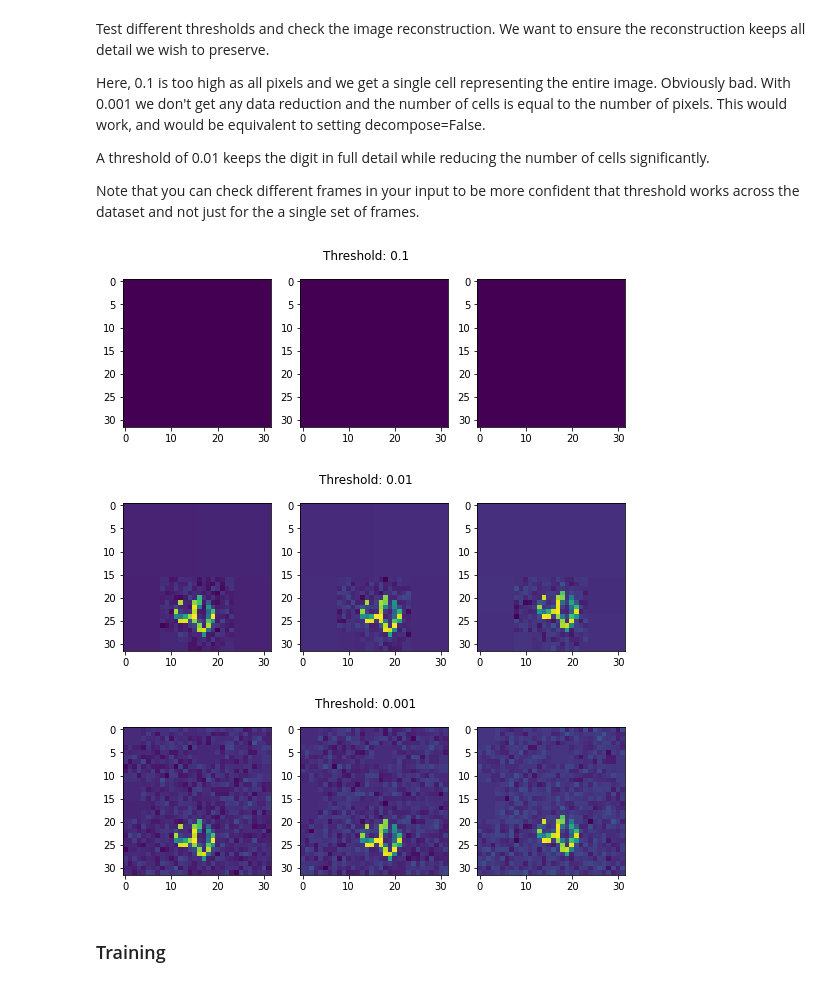
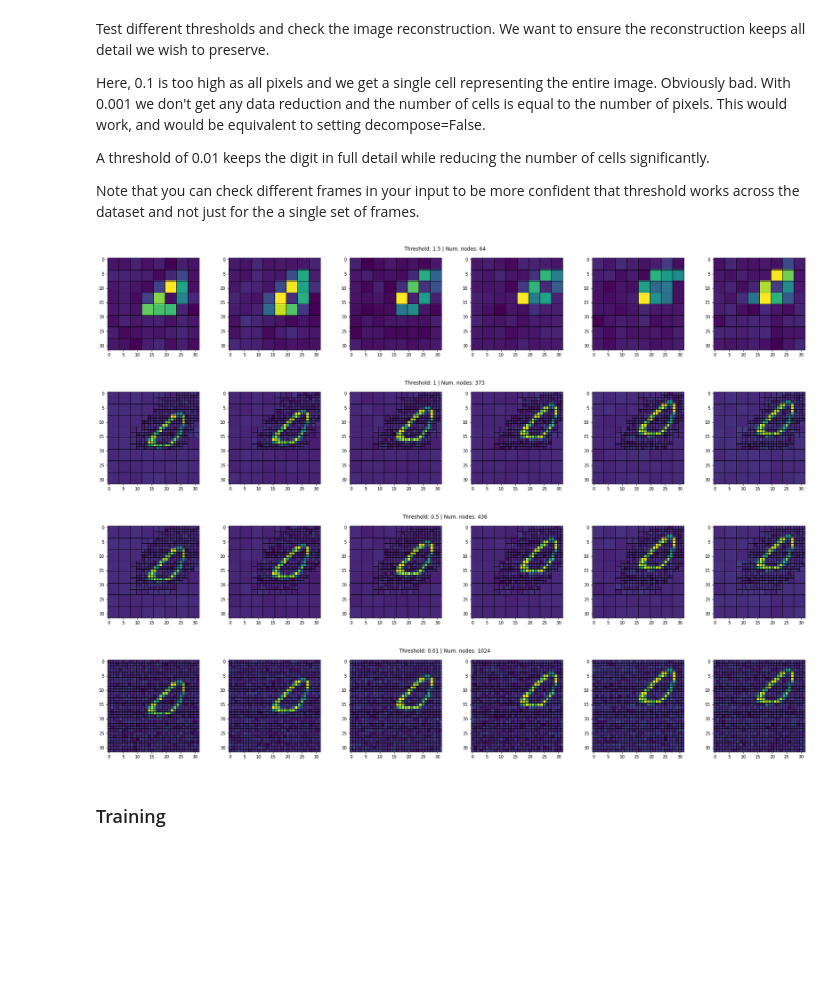
Before and after one commit to zach-gousseau/Quadtree-MPNNLSTM, a Jupyter notebook: example.ipynb, the cells around one changed output. Saved outputs shown, nothing was run; the diff lists cells and outputs as text; code cells hidden in the pictures; blank space fills up the shorter version.

Commit message:
ice experiments and seq2seq progress

```diff
--- a/example.ipynb
+++ b/example.ipynb
@@ -16,32 +18,39 @@ from mpnnlstm import NextFramePredictor
 # %% [markdown]
 ## (modified) MovingMNIST
 # %%
-np.random.seed(42)
-random.seed(42)
-torch.manual_seed(42)
+np.random.seed(1)
+random.seed(1)
+torch.manual_seed(1)
 
 # Number of frames to read as input
-input_timesteps = 3
+input_timesteps = 6
+output_timesteps= 3
 
 # Create a dataset using the modified MovingMNIST
 MMMNIST = ModMovingMNIST(
     canvas_size=(32, 32),
-    digit_size=(12, 12),
+    digit_size=(18, 18),
     pixel_noise=0.05,
-    velocity_noise=0.25
+    velocity_noise=0.1  # 0.15
 )
 
 # Create a train set (500), test set (50), and validation set (50)
-x, y = MMMNIST.create_dataset(500, input_timesteps, n_digits=1)
-x_test, y_test = MMMNIST.create_dataset(50, input_timesteps, n_digits=1)
-x_val, y_val = MMMNIST.create_dataset(50, input_timesteps, n_digits=1)
+x, y = MMMNIST.create_dataset(1000, input_timesteps, output_timesteps, n_digits=1, gap=0)
+x_test, y_test = MMMNIST.create_dataset(100, input_timesteps, output_timesteps, n_digits=1, gap=0)
+x_val, y_val = MMMNIST.create_dataset(100, input_timesteps, output_timesteps, n_digits=1, gap=0)
+
+# x, y = normalize(x), normalize(y)
+# x_test, y_test = normalize(x_test), normalize(y_test)
+# x_val, y_val = normalize(x), normalize(y)
 # %% [markdown]
 ## Modelling
 # %%
 model_kwargs = dict(
     hidden_size=64,
     dropout=0.1,
+    multi_step_loss=output_timesteps,
     input_timesteps=input_timesteps
     )
 
-model = NextFramePredictor(experiment_name='test', decompose=True, input_features=1, **model_kwargs)
+model = NextFramePredictor(experiment_name='full', decompose=True, input_features=1, integrated_space_time=False, **model_kwargs)
+model.get_n_params()
@@ -64,20 +75,24 @@ Note that you can check different frames in your input to be more confident
 that threshold works across the dataset and not just for the a single set of
 frames.
 # %%
-frame_index = 3
+frame_index = 0
 
-fig, axs = model.test_threshold(x, thresh=0.1, frame_index=frame_index)
+fig, axs = model.test_threshold(x, thresh=1.5, frame_index=frame_index)
+plt.show()
+
+fig, axs = model.test_threshold(x, thresh=1, frame_index=frame_index)
+plt.show()
+
+fig, axs = model.test_threshold(x, thresh=0.5, frame_index=frame_index)
 plt.show()
 
 fig, axs = model.test_threshold(x, thresh=0.01, frame_index=frame_index)
 plt.show()
-
-fig, axs = model.test_threshold(x, thresh=0.001, frame_index=frame_index)
-plt.show()
 # %% [output]
-[figure, old version]
+[figure, new version]
-[figure, old version]
+[figure, new version]
-[figure, old version]
+[figure, new version]
+[figure, added]
 # %% [markdown]
 ### Training
 # %%
```
Also changed, not shown: parts of 8 cells of this notebook, 9 other files.
